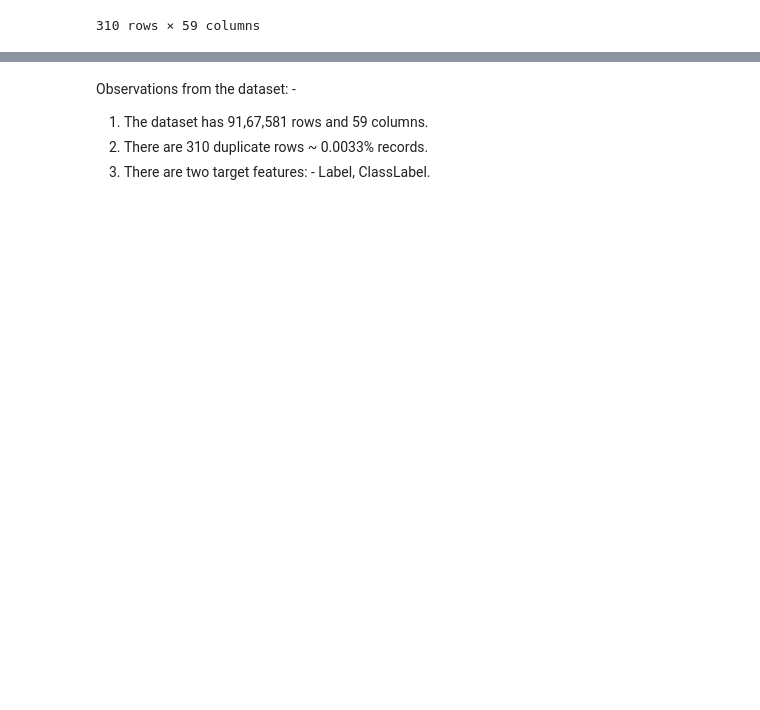
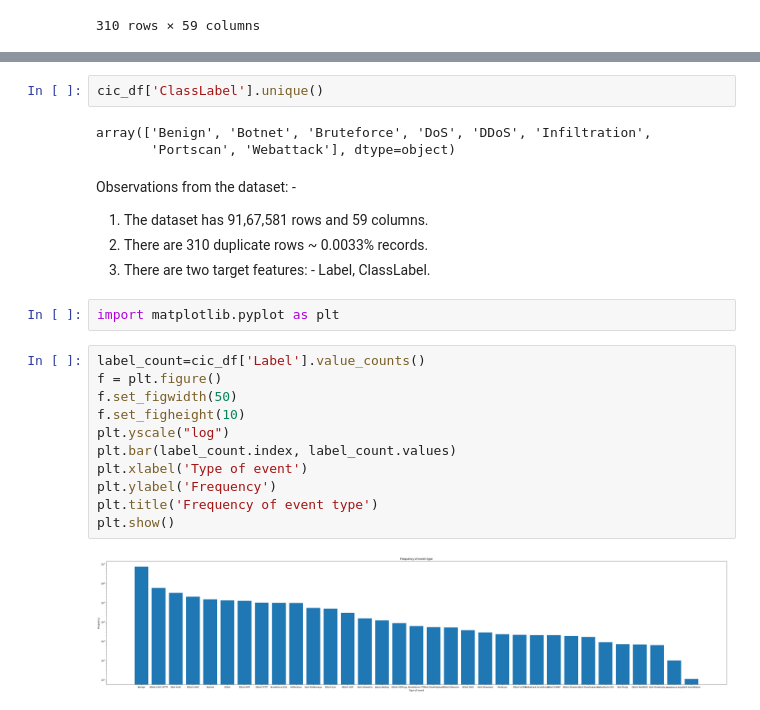
Before and after one commit to taruchit/BITS_dissertation, a Jupyter notebook: Analysis_of_Datasets/cic.ipynb, the cells around one changed output, grey strips where cells are left out. Saved outputs shown, nothing was run; the diff lists cells and outputs as text; blank space fills up the shorter version.

```diff
--- a/Analysis_of_Datasets/cic.ipynb
+++ b/Analysis_of_Datasets/cic.ipynb
@@ -102,5 +114,25 @@ cic_df[cic_df.duplicated()]
+# %%
+cic_df['ClassLabel'].unique()
+# %% [output]
+array(['Benign', 'Botnet', 'Bruteforce', 'DoS', 'DDoS', 'Infiltration',
+       'Portscan', 'Webattack'], dtype=object)
 # %% [markdown]
 Observations from the dataset: -
 1. The dataset has 91,67,581 rows and 59 columns.
 2. There are 310 duplicate rows ~ 0.0033% records.
 3. There are two target features: - Label, ClassLabel.
+# %%
+import matplotlib.pyplot as plt
+# %%
+label_count=cic_df['Label'].value_counts()
+f = plt.figure()
+f.set_figwidth(50)
+f.set_figheight(10)
+plt.yscale("log")
+plt.bar(label_count.index, label_count.values)
+plt.xlabel('Type of event')
+plt.ylabel('Frequency')
+plt.title('Frequency of event type')
+plt.show()
+# %% [output]
+[figure, added]
```
Also changed, not shown: parts of 3 cells of this notebook.
